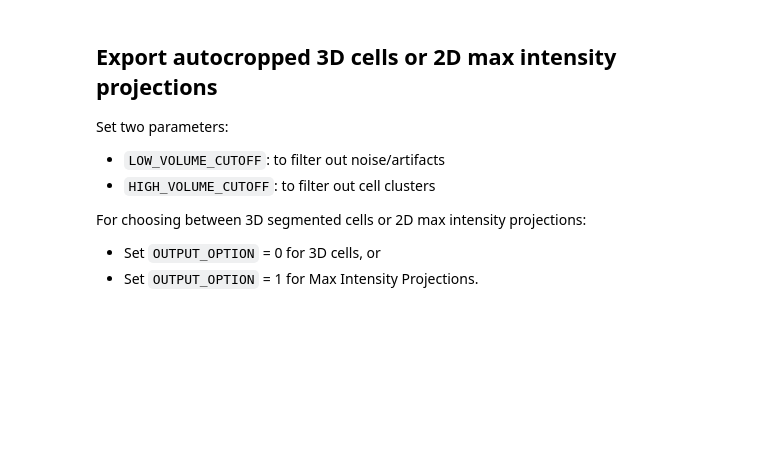
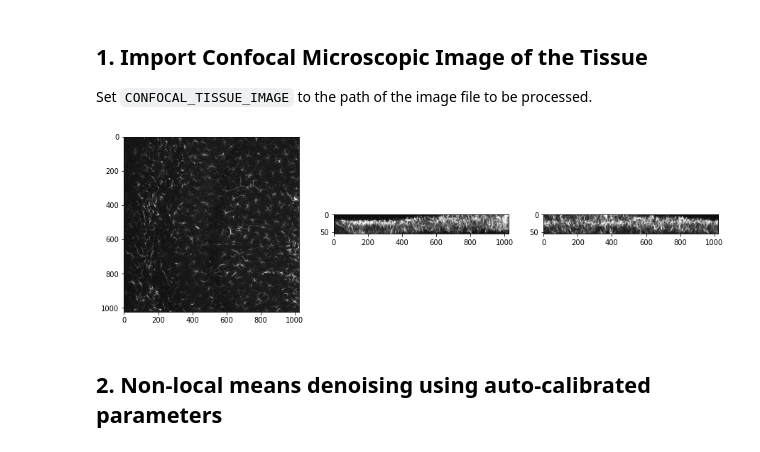
Before and after one commit to swanandlab/SMorph, a Jupyter notebook: autocrop.ipynb, the cells around one changed output. Saved outputs shown, nothing was run; the diff lists cells and outputs as text; code cells hidden in the pictures; blank space fills up the shorter version.

```diff
--- a/autocrop.ipynb
+++ b/autocrop.ipynb
@@ -148,10 +6,0 @@ if not on_colab:
-# %% [markdown]
-## Export autocropped 3D cells or 2D max intensity projections
-
-Set two parameters:
-- `LOW_VOLUME_CUTOFF`: to filter out noise/artifacts
-- `HIGH_VOLUME_CUTOFF`: to filter out cell clusters
-
-For choosing between 3D segmented cells or 2D max intensity projections:
-- Set `OUTPUT_OPTION` = 0 for 3D cells, or
-- Set `OUTPUT_OPTION` = 1 for Max Intensity Projections.
@@ -164,0 +24,13 @@ ac.export_cells(CONFOCAL_TISSUE_IMAGE, LOW_VOLUME_CUTOFF, HIGH_VOLUME_CUTOFF, OU
+# %% [markdown]
+## 1. Import Confocal Microscopic Image of the Tissue
+
+Set `CONFOCAL_TISSUE_IMAGE` to the path of the image file to be processed.
+# %%
+CONFOCAL_TISSUE_IMAGE = 'Datasets/autocrop/C1-M1_LEFT_CA1.tif'
+
+original = ac.import_confocal_image(CONFOCAL_TISSUE_IMAGE)
+ac.projectXYZ(original, .5, .5, 1)
+# %% [output]
+[figure, added]
+# %% [markdown]
+## 2. Non-local means denoising using auto-calibrated parameters
```
Also changed, not shown: parts of 48 cells of this notebook, 4 other files.
